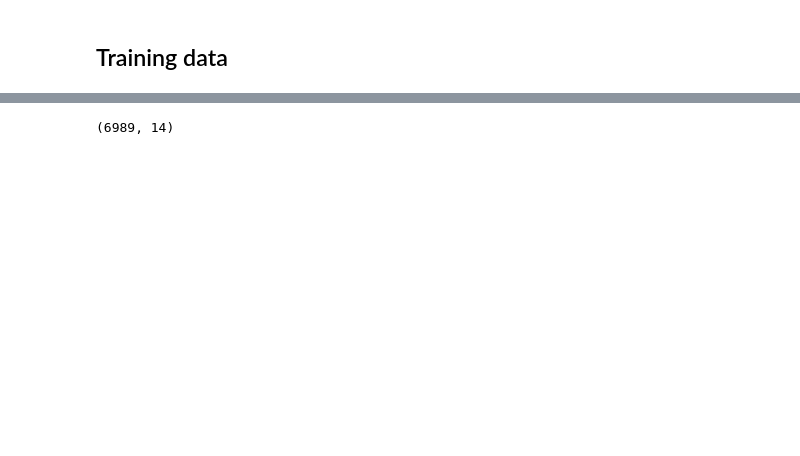
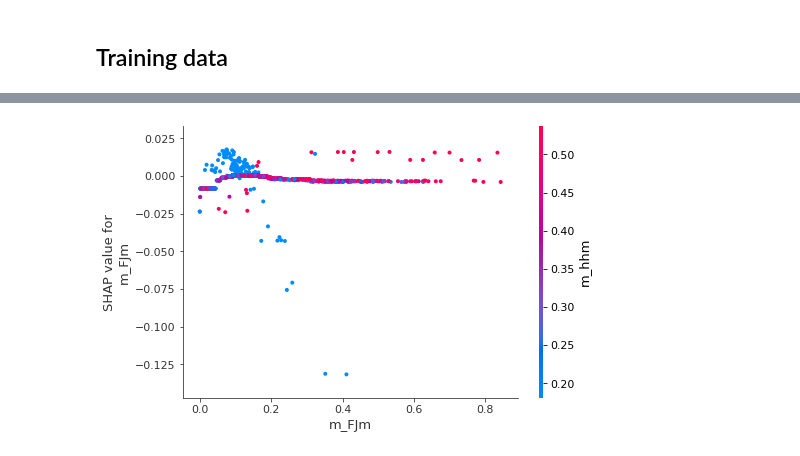
Before and after one commit to Jneror/BoostedDiHiggsDeepLearning, a Jupyter notebook: notebooks/2020-07-10-RPR-SHAP-Analysis.ipynb, the cells around one changed output, grey strips where cells are left out. Saved outputs shown, nothing was run; the diff lists cells and outputs as text; code cells hidden in the pictures; blank space fills up the shorter version.

```diff
--- a/notebooks/2020-07-10-RPR-SHAP-Analysis.ipynb
+++ b/notebooks/2020-07-10-RPR-SHAP-Analysis.ipynb
@@ -195,4 +187,4 @@ shap.decision_plot(expected_value, shap_values[0:30,:], df.iloc[0:30], link='log
-# %%
-shap_values.shape
-# %% [output]
-(6989, 14)
+# %%
+shap.dependence_plot("m_FJm", shap_values, X_test)
+# %% [output]
+[figure, added]
```
Also changed, not shown: parts of 22 cells of this notebook.
